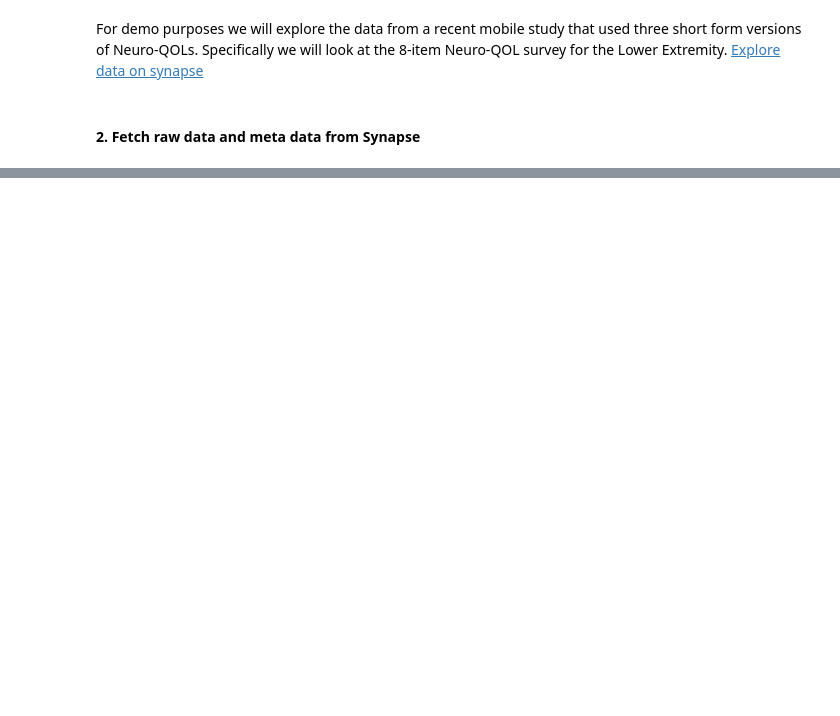
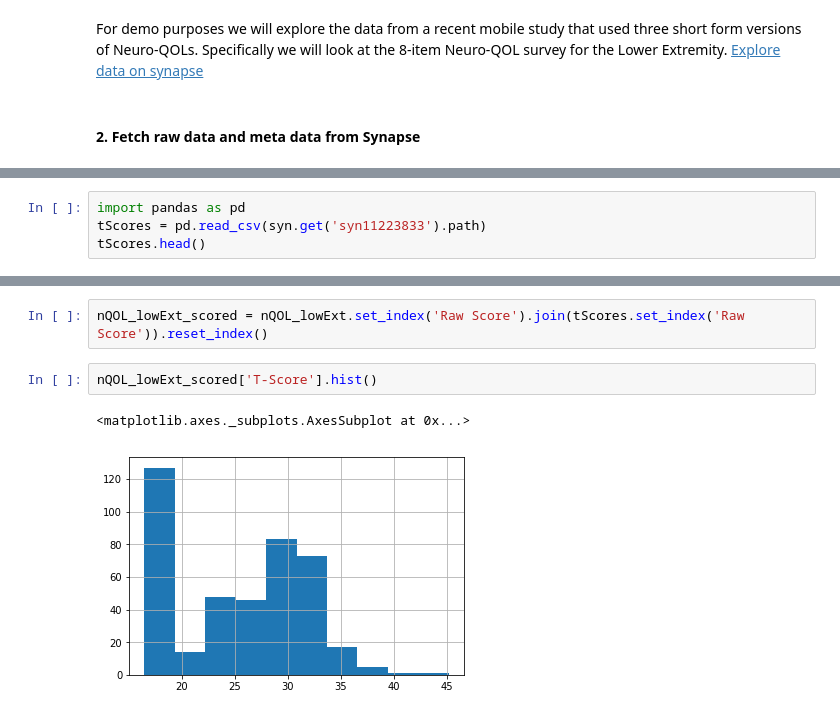
Before and after one commit to edickie/synapseTutorials, a Jupyter notebook: python/20190115 MTB Webinar.ipynb, the cells around one changed output, grey strips where cells are left out. Cells and saved outputs as stored; diff of their text form; blank space fills up the shorter version.

```diff
--- a/python/20190115 MTB Webinar.ipynb
+++ b/python/20190115 MTB Webinar.ipynb
@@ -31,0 +157,4 @@ syn.tableQuery?
+# %%
+import pandas as pd
+tScores = pd.read_csv(syn.get('syn11223833').path)
+tScores.head()
@@ -31,0 +168,7 @@ syn.tableQuery?
+# %%
+nQOL_lowExt_scored = nQOL_lowExt.set_index('Raw Score').join(tScores.set_index('Raw Score')).reset_index()
+# %%
+nQOL_lowExt_scored['T-Score'].hist()
+# %% [output]
+<matplotlib.axes._subplots.AxesSubplot at 0x...>
+[figure, added]
```
Also changed, not shown: parts of 22 cells of this notebook.
